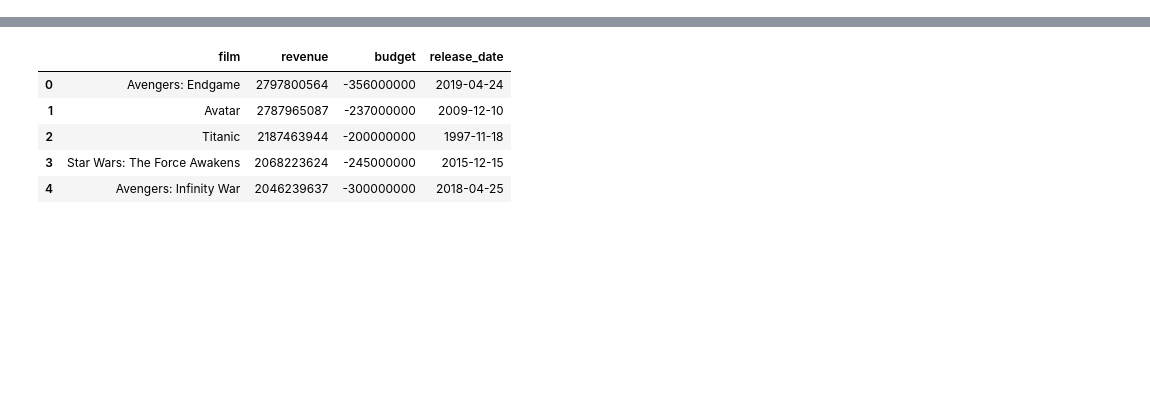
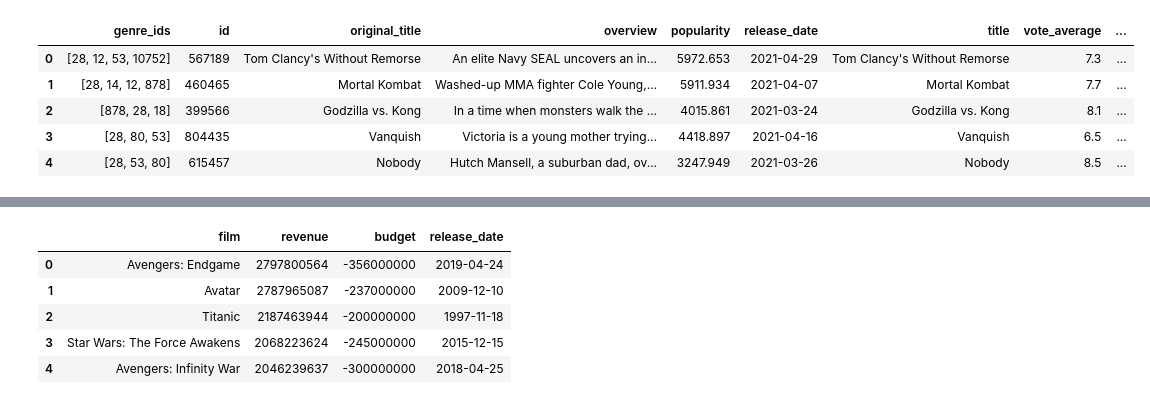
Before and after one commit to debskiszymon/TMDB_dashboard, a Jupyter notebook: TMDB_df.ipynb, the cells around one changed output, grey strips where cells are left out. Drawn from its saved outputs; the diff is of its cells as text; code cells hidden in the pictures; blank space fills up the shorter version.

```diff
--- a/TMDB_df.ipynb
+++ b/TMDB_df.ipynb
@@ -14,0 +59,4 @@ api_key2 = "eyJhbGciOiJIUzI1NiJ9.eyJhdWQiOiI1MDgzYmFhYjNmYjI1YjFlOGEzNWZmMjBmNWN
+# %%
+data_temp = pd.DataFrame(data=movies_by_gen_res)
+columns_list = list(data_temp.columns)
+columns_list
@@ -14,0 +78,3 @@ api_key2 = "eyJhbGciOiJIUzI1NiJ9.eyJhdWQiOiI1MDgzYmFhYjNmYjI1YjFlOGEzNWZmMjBmNWN
+# %%
+indices = 0, 1, 4, 8, 11
+columns_list = [i for j, i in enumerate(columns_list) if j not in indices]
@@ -14,0 +98,14 @@ api_key2 = "eyJhbGciOiJIUzI1NiJ9.eyJhdWQiOiI1MDgzYmFhYjNmYjI1YjFlOGEzNWZmMjBmNWN
+# %%
+pages = list(range(movies_by_gen['page'], movies_by_gen['total_pages'] + 1))
+pages = [str(page) for page in pages]
+# %%
+df = []
+for genre in genres:
+    for page in pages:
+        movies = requests.get('https://api.themoviedb.org/3/discover/movie?api_key=' + api_key + '&with_genres=' + genre + '&page=' + page)
+        movies = movies.json()
+        movies = movies['results']
+        data = pd.DataFrame(data=movies, columns=columns_list)
+        df.append(data)
+df = pd.concat(df)
+# , columns=['original_title', 'vote_average']
@@ -14,0 +114,9 @@ api_key2 = "eyJhbGciOiJIUzI1NiJ9.eyJhdWQiOiI1MDgzYmFhYjNmYjI1YjFlOGEzNWZmMjBmNWN
+# %%
+df.head()
+# %% [output]
+|  | genre_ids | id | original_title | overview | popularity | release_date | title | vote_average | ... |
+| 0 | [28, 12, 53, 10752] | 567189 | Tom Clancy's Without Remorse | An elite Navy SEAL uncovers an in... | 5972.653 | 2021-04-29 | Tom Clancy's Without Remorse | 7.3 | ... |
+| 1 | [28, 14, 12, 878] | 460465 | Mortal Kombat | Washed-up MMA fighter Cole Young,... | 5911.934 | 2021-04-07 | Mortal Kombat | 7.7 | ... |
+| 2 | [878, 28, 18] | 399566 | Godzilla vs. Kong | In a time when monsters walk the ... | 4015.861 | 2021-03-24 | Godzilla vs. Kong | 8.1 | ... |
+| 3 | [28, 80, 53] | 804435 | Vanquish | Victoria is a young mother trying... | 4418.897 | 2021-04-16 | Vanquish | 6.5 | ... |
+| 4 | [28, 53, 80] | 615457 | Nobody | Hutch Mansell, a suburban dad, ov... | 3247.949 | 2021-03-26 | Nobody | 8.5 | ... |
```
Also changed, not shown: parts of 71 cells of this notebook, 1 other file.
